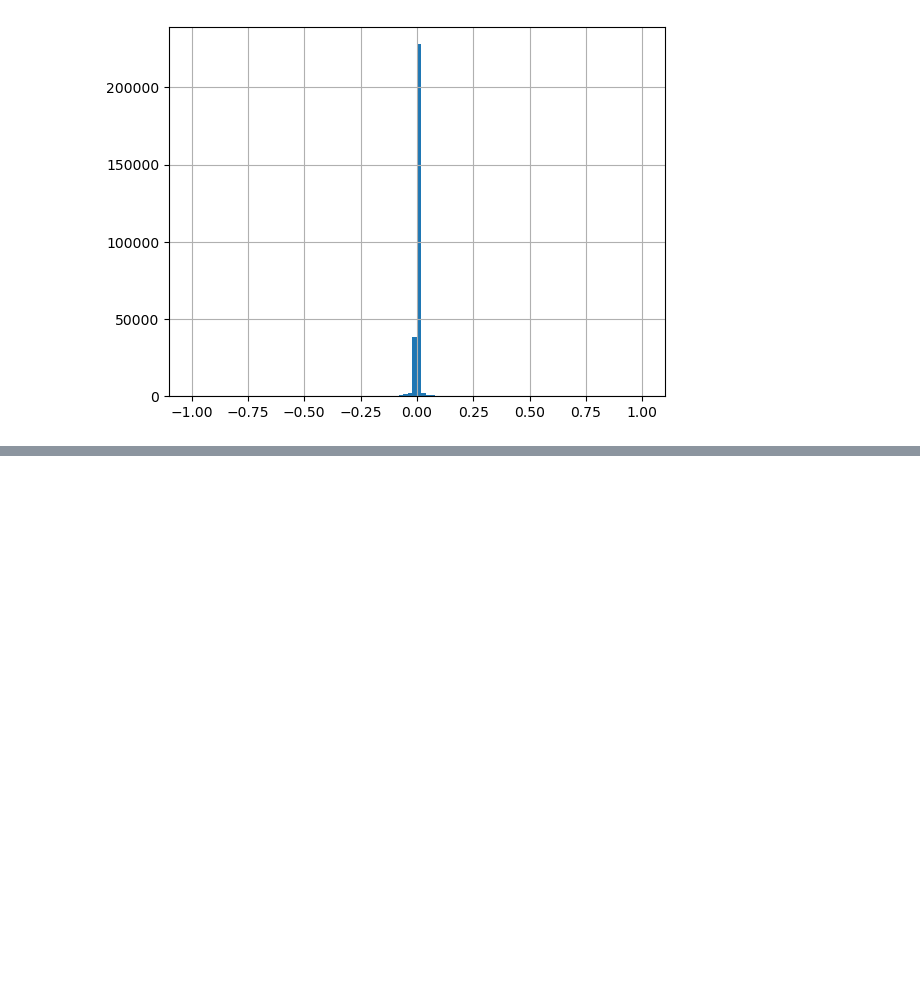
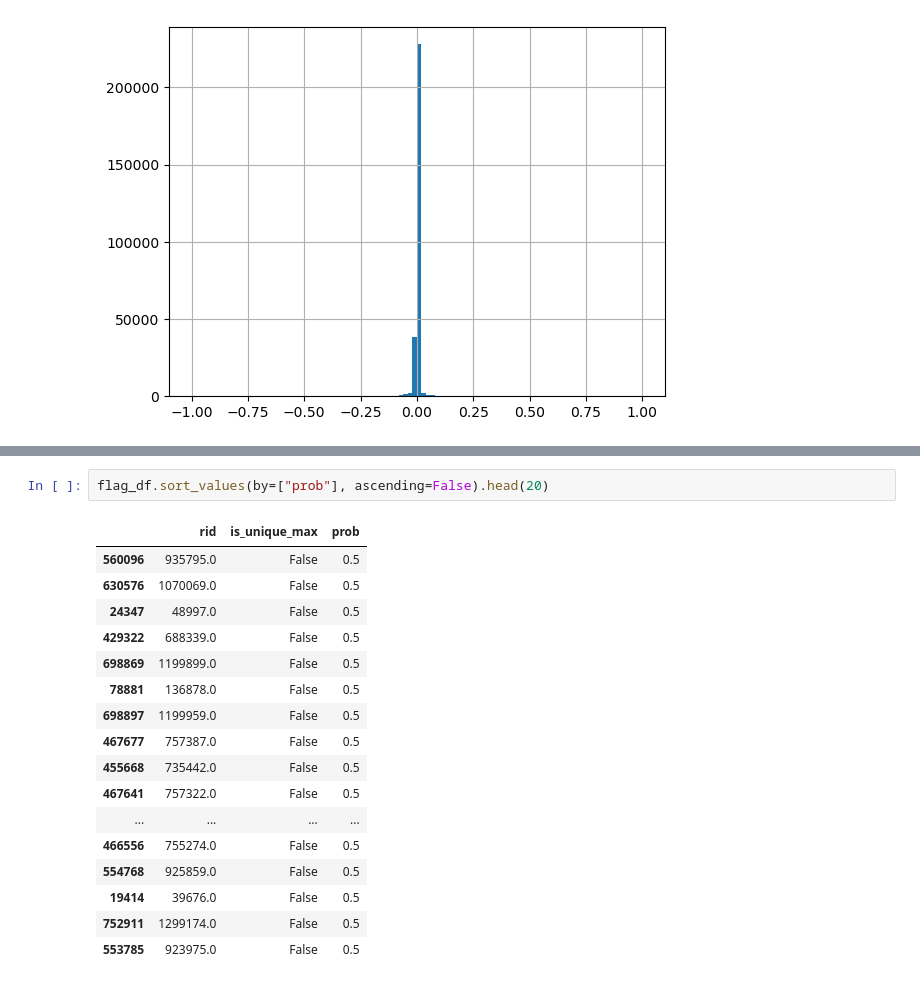
Before and after one commit to sunnysun711/PTIM, a Jupyter notebook: test.ipynb, the cells around one changed output, grey strips where cells are left out. Drawn from its saved outputs; the diff is of its cells as text; blank space fills up the shorter version.

```diff
--- a/test.ipynb
+++ b/test.ipynb
@@ -417,0 +576,20 @@ df
+# %%
+flag_df.sort_values(by=["prob"], ascending=False).head(20)
+# %% [output]
+|  | rid | is_unique_max | prob |
+| 560096 | 935795.0 | False | 0.5 |
+| 630576 | 1070069.0 | False | 0.5 |
+| 24347 | 48997.0 | False | 0.5 |
+| 429322 | 688339.0 | False | 0.5 |
+| 698869 | 1199899.0 | False | 0.5 |
+| 78881 | 136878.0 | False | 0.5 |
+| 698897 | 1199959.0 | False | 0.5 |
+| 467677 | 757387.0 | False | 0.5 |
+| 455668 | 735442.0 | False | 0.5 |
+| 467641 | 757322.0 | False | 0.5 |
+| ... | ... | ... | ... |
+| 466556 | 755274.0 | False | 0.5 |
+| 554768 | 925859.0 | False | 0.5 |
+| 19414 | 39676.0 | False | 0.5 |
+| 752911 | 1299174.0 | False | 0.5 |
+| 553785 | 923975.0 | False | 0.5 |
```
Also changed, not shown: parts of 10 cells of this notebook, 9 other files.
